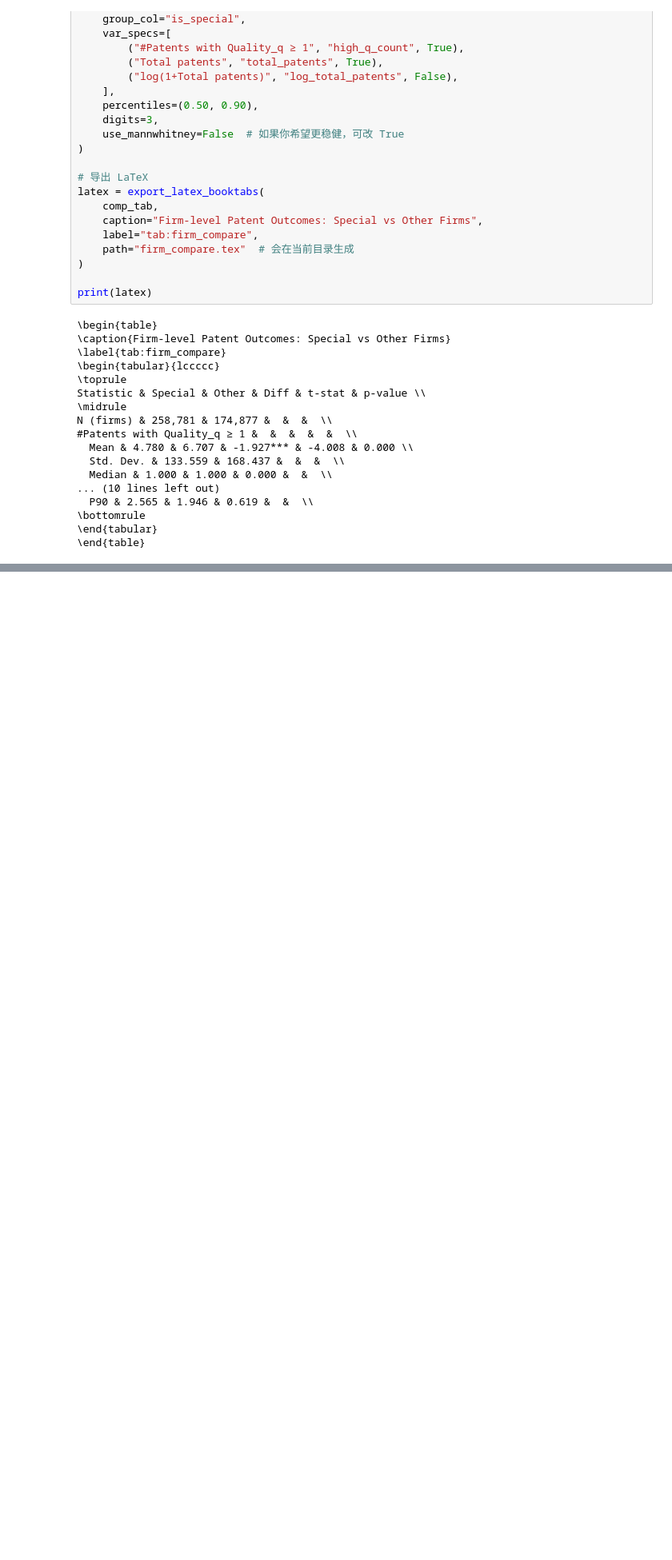
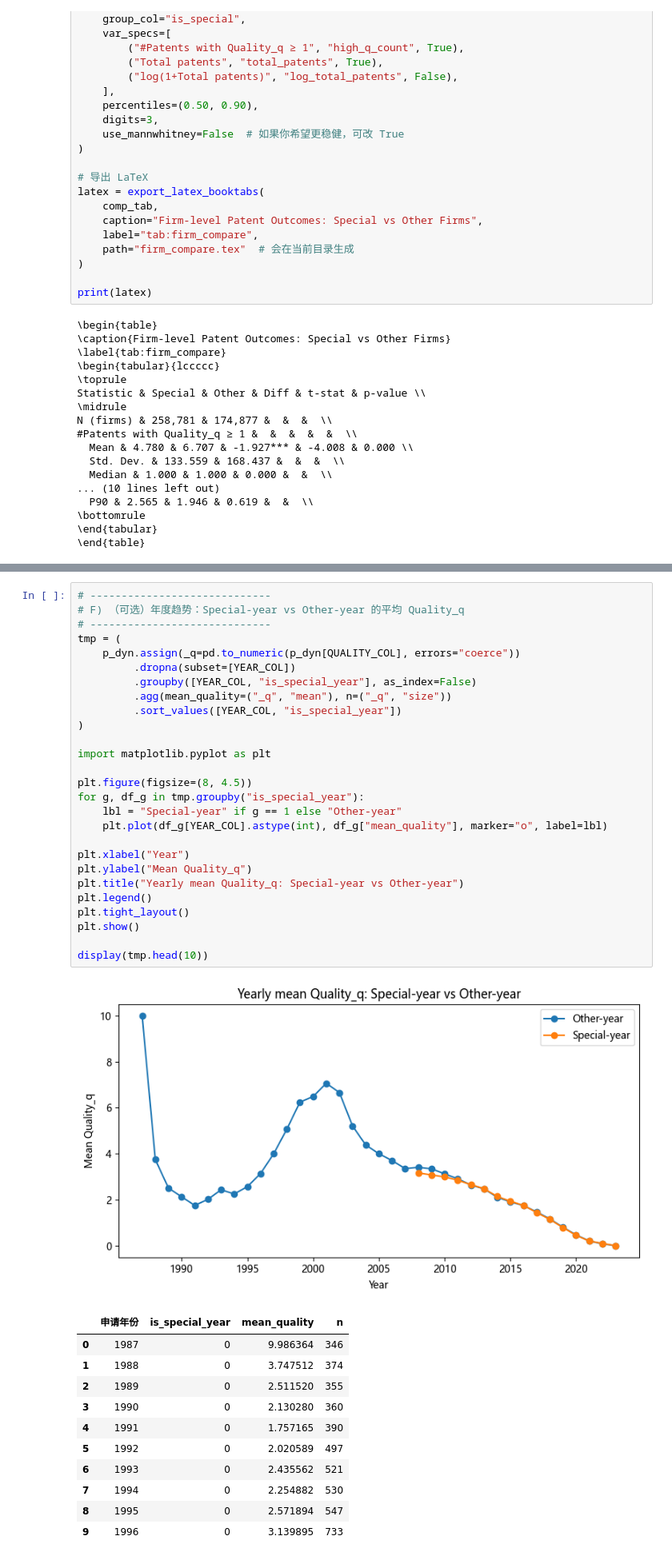
Before and after one commit to luhaoqi/Patent-indicators, a Jupyter notebook: stat/graph/graph.ipynb, the cells around one changed output, grey strips where cells are left out. Shown at 80% size. Saved outputs shown, nothing was run; the diff lists cells and outputs as text; blank space fills up the shorter version.

```diff
--- a/stat/graph/graph.ipynb
+++ b/stat/graph/graph.ipynb
@@ -1158,0 +1435,40 @@ N (firms) & 258,781 & 174,877 &  &  &  \\
+# %%
+# -----------------------------
+# F) （可选）年度趋势：Special-year vs Other-year 的平均 Quality_q
+# -----------------------------
+tmp = (
+    p_dyn.assign(_q=pd.to_numeric(p_dyn[QUALITY_COL], errors="coerce"))
+         .dropna(subset=[YEAR_COL])
+         .groupby([YEAR_COL, "is_special_year"], as_index=False)
+         .agg(mean_quality=("_q", "mean"), n=("_q", "size"))
+         .sort_values([YEAR_COL, "is_special_year"])
+)
+
+import matplotlib.pyplot as plt
+
+plt.figure(figsize=(8, 4.5))
+for g, df_g in tmp.groupby("is_special_year"):
+    lbl = "Special-year" if g == 1 else "Other-year"
+    plt.plot(df_g[YEAR_COL].astype(int), df_g["mean_quality"], marker="o", label=lbl)
+
+plt.xlabel("Year")
+plt.ylabel("Mean Quality_q")
+plt.title("Yearly mean Quality_q: Special-year vs Other-year")
+plt.legend()
+plt.tight_layout()
+plt.show()
+
+display(tmp.head(10))
+# %% [output]
+[figure, added]
+|  | 申请年份 | is_special_year | mean_quality | n |
+| 0 | 1987 | 0 | 9.986364 | 346 |
+| 1 | 1988 | 0 | 3.747512 | 374 |
+| 2 | 1989 | 0 | 2.511520 | 355 |
+| 3 | 1990 | 0 | 2.130280 | 360 |
+| 4 | 1991 | 0 | 1.757165 | 390 |
+| 5 | 1992 | 0 | 2.020589 | 497 |
+| 6 | 1993 | 0 | 2.435562 | 521 |
+| 7 | 1994 | 0 | 2.254882 | 530 |
+| 8 | 1995 | 0 | 2.571894 | 547 |
+| 9 | 1996 | 0 | 3.139895 | 733 |
```
Also changed, not shown: parts of 6 cells of this notebook.
